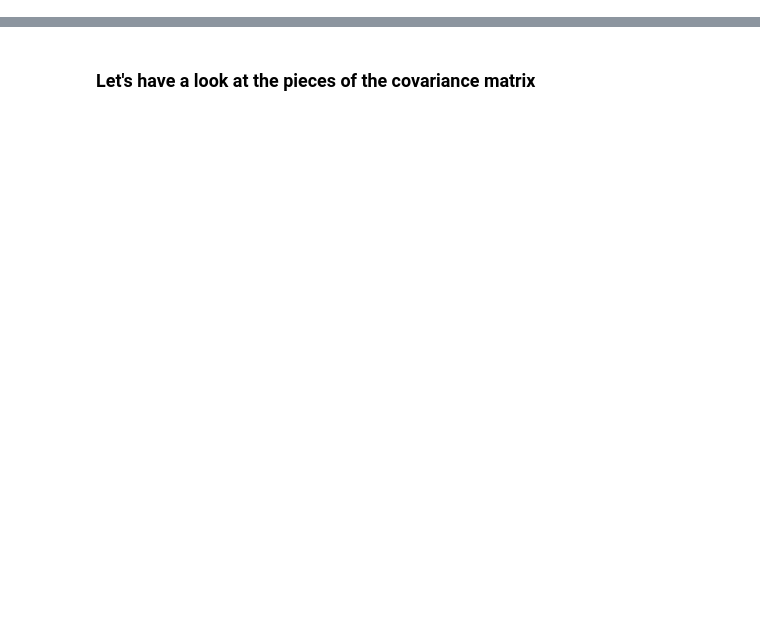
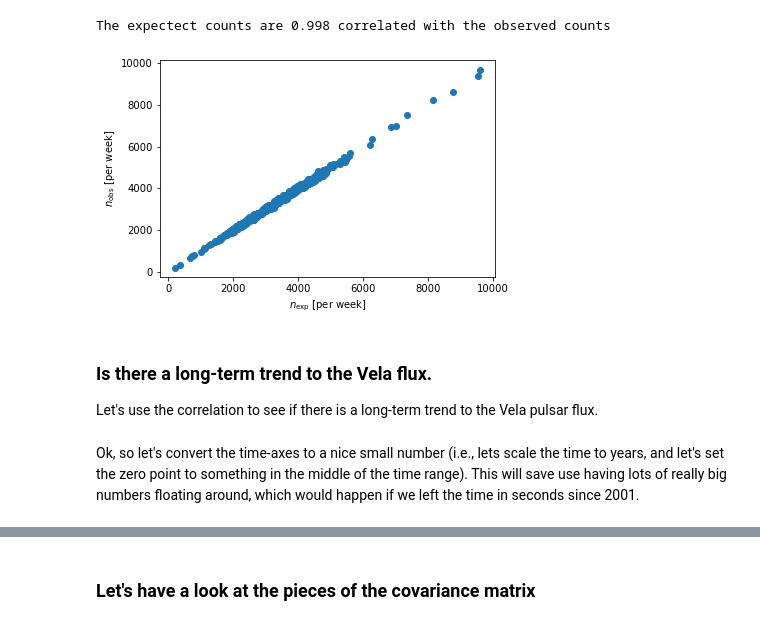
Before and after one commit to KIPAC/Physics89L, a Jupyter notebook: nb/05_01_Correlations.ipynb, the cells around one changed output, grey strips where cells are left out. Drawn from its saved outputs; the diff is of its cells as text; code cells hidden in the pictures; blank space fills up the shorter version.

Commit message:
decent draft of week 5 nb

```diff
--- a/nb/05_01_Correlations.ipynb
+++ b/nb/05_01_Correlations.ipynb
@@ -39,0 +217,15 @@ dates = [datetime.datetime.fromtimestamp(date + MET_To_Unix) for date in date_ME
+# %%
+_ = plt.scatter(nExp_LE, nObs_LE)
+_ = plt.xlabel(r"$n_{\rm exp}$ [per week]")
+_ = plt.ylabel(r"$n_{\rm obs}$ [per week]")
+correl = np.corrcoef(nObs_LE, nExp_LE)
+print("The expectect counts are %0.3f correlated with the observed counts" % correl[0,1])
+# %% [output]
+The expectect counts are 0.998 correlated with the observed counts
+[figure, added]
+# %% [markdown]
+### Is there a long-term trend to the Vela flux.
+
+Let's use the correlation to see if there is a long-term trend to the Vela pulsar flux.
+# %% [markdown]
+Ok, so let's convert the time-axes to a nice small number (i.e., lets scale the time to years, and let's set the zero point to something in the middle of the time range).  This will save use having lots of really big numbers floating around, which would happen if we left the time in seconds since 2001.
```
Also changed, not shown: parts of 36 cells of this notebook, 1 other file.
